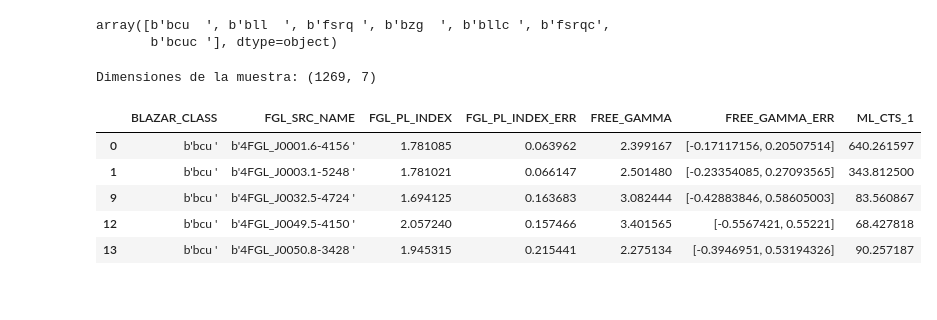
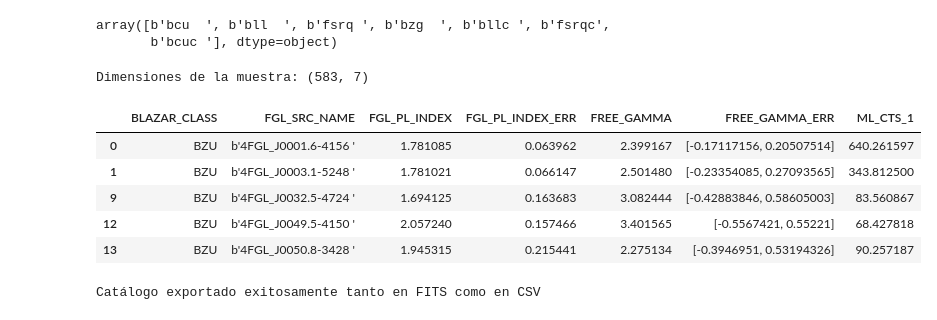
Before and after one commit to Baitzadust/VIAI2026, a Jupyter notebook: BZXY/catálogo_prueba.ipynb, the cells around one changed output. Drawn from its saved outputs; the diff is of its cells as text; code cells hidden in the pictures.

```diff
--- a/BZXY/catálogo_prueba.ipynb
+++ b/BZXY/catálogo_prueba.ipynb
@@ -54,22 +53,46 @@ array([b'bcu  ', b'bll  ', b'fsrq ', b'bzg  ', b'bllc ', b'fsrqc',
        b'bcuc '], dtype=object)
 # %%
 
-columnas = ['BLAZAR_CLASS', 'FGL_SRC_NAME' ,'FGL_PL_INDEX', 'FGL_PL_INDEX_ERR', 'FREE_GAMMA', 'FREE_GAMMA_ERR', 'ML_CTS_1',]
+columnas = ['BLAZAR_CLASS', 'FGL_SRC_NAME' ,'FGL_PL_INDEX', 'FGL_PL_INDEX_ERR', 'FREE_GAMMA', 'FREE_GAMMA_ERR', 'ML_CTS_1']
+cambio_nom = {
+    b'bcu  ' : 'BZU',
+    b'bll  ' : 'BZB',
+    b'fsrq ' : 'BZQ',
+    b'bzg  ' : 'BZG',
+}
 
 df_muestra = df[columnas].copy()
+df_muestra['BLAZAR_CLASS'] = df_muestra['BLAZAR_CLASS'].replace(cambio_nom) #Esto está aquí para cambiar el nombre de los blázares a la notación del grupo
 df_muestra = df_muestra[df_muestra['FREE_GAMMA'].notna()] #Descarta los Free Gamma que poseen NaN
 df_muestra = df_muestra[df_muestra['FREE_GAMMA_ERR'].notna()]
+df_muestra = df_muestra[df_muestra['FGL_PL_INDEX'].notna()] #Descarta los Gamma gamma que poseen NaN
+df_muestra = df_muestra[df_muestra['FGL_PL_INDEX_ERR'].notna()]
 df_muestra = df_muestra[df_muestra['FGL_SRC_NAME'].notna()] #Descarta los blazares que no coinciden con eROSITA o están vacíos
 df_muestra = df_muestra[df_muestra['FGL_SRC_NAME'] != '']
 df_muestra = df_muestra[df_muestra['ML_CTS_1'] > 50] #Esto es para quitar las mediciones de eROSITA menores a 50 counts
 print("Dimensiones de la muestra:", df_muestra.shape)
 df_muestra.head()
 # %% [output]
-Dimensiones de la muestra: (1269, 7)
+Dimensiones de la muestra: (583, 7)
 |  | BLAZAR_CLASS | FGL_SRC_NAME | FGL_PL_INDEX | FGL_PL_INDEX_ERR | FREE_GAMMA | FREE_GAMMA_ERR | ML_CTS_1 |
-| 0 | b'bcu ' | b'4FGL_J0001.6-4156 ' | 1.781085 | 0.063962 | 2.399167 | [-0.17117156, 0.20507514] | 640.261597 |
-| 1 | b'bcu ' | b'4FGL_J0003.1-5248 ' | 1.781021 | 0.066147 | 2.501480 | [-0.23354085, 0.27093565] | 343.812500 |
-| 9 | b'bcu ' | b'4FGL_J0032.5-4724 ' | 1.694125 | 0.163683 | 3.082444 | [-0.42883846, 0.58605003] | 83.560867 |
-| 12 | b'bcu ' | b'4FGL_J0049.5-4150 ' | 2.057240 | 0.157466 | 3.401565 | [-0.5567421, 0.55221] | 68.427818 |
-| 13 | b'bcu ' | b'4FGL_J0050.8-3428 ' | 1.945315 | 0.215441 | 2.275134 | [-0.3946951, 0.53194326] | 90.257187 |
+| 0 | BZU | b'4FGL_J0001.6-4156 ' | 1.781085 | 0.063962 | 2.399167 | [-0.17117156, 0.20507514] | 640.261597 |
+| 1 | BZU | b'4FGL_J0003.1-5248 ' | 1.781021 | 0.066147 | 2.501480 | [-0.23354085, 0.27093565] | 343.812500 |
+| 9 | BZU | b'4FGL_J0032.5-4724 ' | 1.694125 | 0.163683 | 3.082444 | [-0.42883846, 0.58605003] | 83.560867 |
+| 12 | BZU | b'4FGL_J0049.5-4150 ' | 2.057240 | 0.157466 | 3.401565 | [-0.5567421, 0.55221] | 68.427818 |
+| 13 | BZU | b'4FGL_J0050.8-3428 ' | 1.945315 | 0.215441 | 2.275134 | [-0.3946951, 0.53194326] | 90.257187 |
+# %%
+#Guardar muestra en un archivo fits y CSV
+df_filtrado = df_muestra[
+    (df_muestra['BLAZAR_CLASS'] != 'BZU') &
+    (df_muestra['BLAZAR_CLASS'] != 'BZG')
+].copy()
+
+df_filtrado = df_filtrado.reset_index(drop=True)
+df_filtrado.to_csv('catalogo_muestra.csv', index=False)
+tabla_m = Table.from_pandas(df_filtrado)
+tabla_m.write('catalogo_muestra.fits', format='fits', overwrite=True)
+
+print('Catálogo exportado exitosamente tanto en FITS como en CSV')
+# %% [output]
+Catálogo exportado exitosamente tanto en FITS como en CSV
 # %%
```
Also changed, not shown: parts of 24 cells of this notebook.
